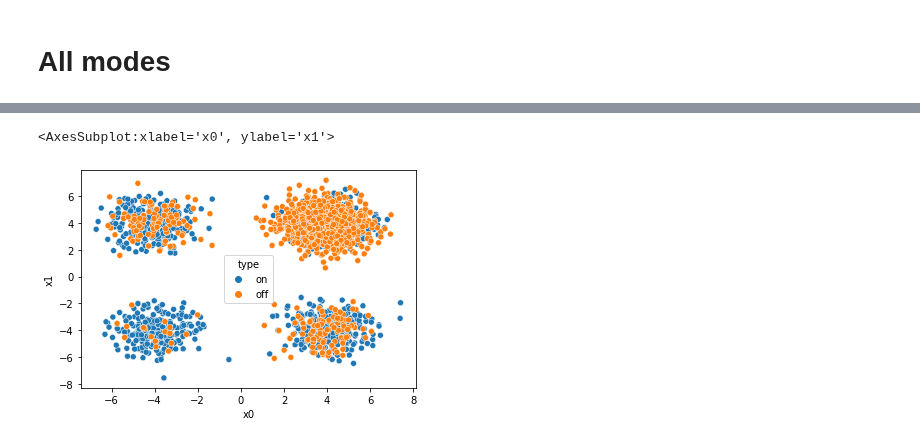
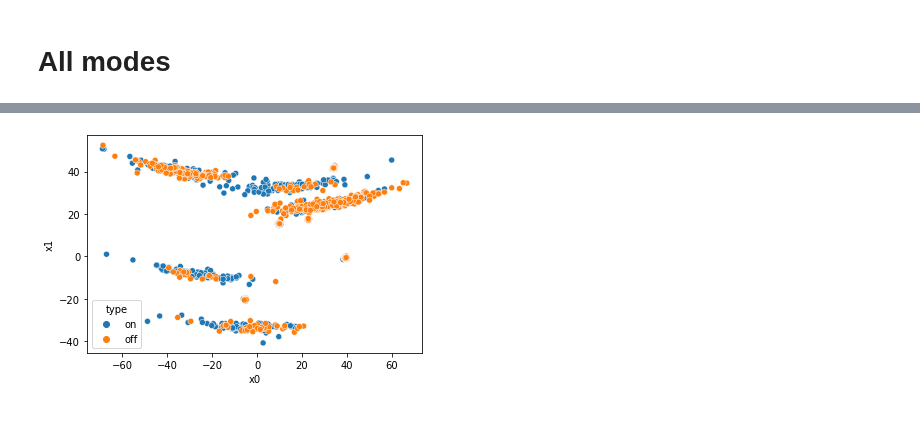
Before and after one commit to XingLLiu/u-stat-high-dim, a Jupyter notebook: noise_new.ipynb, the cells around one changed output, grey strips where cells are left out. Saved outputs shown, nothing was run; the diff lists cells and outputs as text; code cells hidden in the pictures.

Commit message:
fix bug in proposal function; change name of saved file for t-banana

```diff
--- a/noise_new.ipynb
+++ b/noise_new.ipynb
@@ -71,7 +75,35 @@ dim = 2
 #     dim=dim, k=k, delta=delta, return_logprob=True, ratio=ratio_sample)
 
 ## RBM
-dh = 2
-c_off = tf.concat([tf.ones(2) * 1., tf.zeros(dh-2)], axis=0)
-target, log_prob_fn = models.create_rbm(c=0., dx=dim, dh=dh, burnin_number=2000, return_logprob=True)
-proposal_off, log_prob_off_fn = models.create_rbm(c=c_off, dx=dim, dh=dh, burnin_number=2000, return_logprob=True)
+# dh = 2
+# c_off = tf.concat([tf.ones(2) * 1., tf.zeros(dh-2)], axis=0)
+# target, log_prob_fn = models.create_rbm(c=0., dx=dim, dh=dh, burnin_number=2000, return_logprob=True)
+# proposal_off, log_prob_off_fn = models.create_rbm(c=c_off, dx=dim, dh=dh, burnin_number=2000, return_logprob=True)
+
+
+## t-banana
+nmodes = 10
+nbanana = 5
+ratio_s_var = 1.
+
+ratio_target = [1/nmodes] * nmodes
+
+random_weights = tf.exp(tf.random.normal((nmodes,)) * ratio_s_var)
+ratio_sample = random_weights / tf.reduce_sum(random_weights)
+print("ratio sample:", ratio_sample.numpy())
+
+loc = tfp.distributions.Uniform(low=-tf.ones((dim,))*50, high=tf.ones((dim,))*50).sample(nmodes) # uniform in [-20, 20]^d
+print("means", loc)
+
+b = 0.003 # 0.03
+target, log_prob_fn = models.create_mixture_t_banana(dim=dim, ratio=ratio_target, loc=loc, b=b,
+    nbanana=nbanana, return_logprob=True)
+proposal_off, log_prob_off_fn = models.create_mixture_t_banana(dim=dim, ratio=ratio_sample, loc=loc, b=b,
+    nbanana=nbanana, return_logprob=True)
+
+
+## scaled Gaussian
+# ratio_t = 0.5
+# ratio_s = 0.3
+# target, log_prob_fn = models.create_mixture_gaussian_scaled(ratio=ratio_t, return_logprob=True)
+# proposal_off, log_prob_off_fn = models.create_mixture_gaussian_scaled(ratio=ratio_s, return_logprob=True)
@@ -87,10 +137,9 @@ samples_off_df["type"] = "off"
 
 samples_df = pd.concat([samples_on_df, samples_off_df], ignore_index=True)
 # %%
-sns.scatterplot(data=samples_df, x="x0", y="x1", hue="type")
+_ = sns.scatterplot(data=samples_df, x="x0", y="x1", hue="type")
 # %% [output]
-<AxesSubplot:xlabel='x0', ylabel='x1'>
-[figure, old version]
+[figure, new version]
 # %%
 ntrain = n // 2
 threshold = 1.
```
Also changed, not shown: parts of 11 cells of this notebook, 2 other files.
